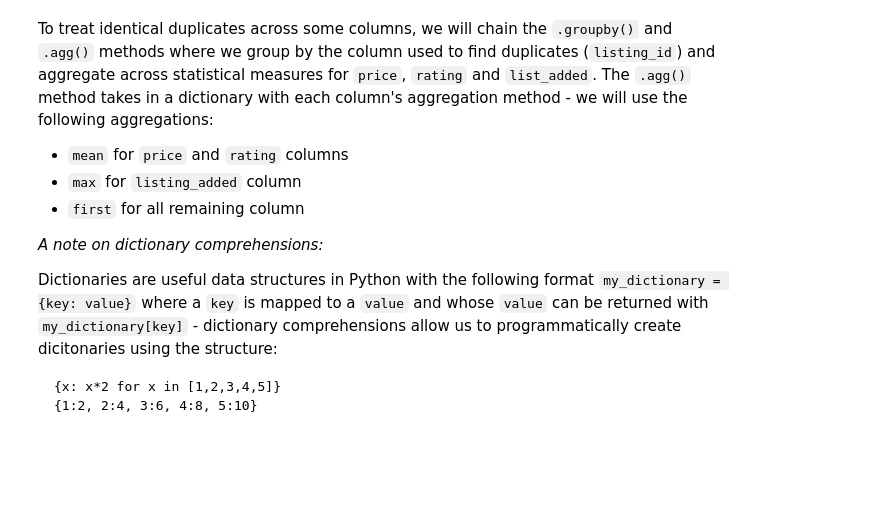
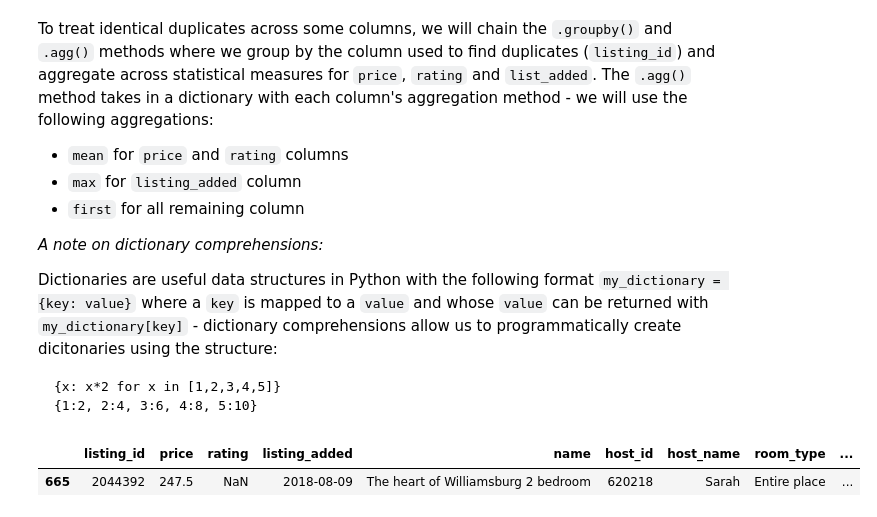
Before and after one commit to Jan-Piotwoski/Descriptive_Statistics, a Jupyter notebook: Cleaning_Data_in_Python_live_session.ipynb, the cells around one changed output. Cells and saved outputs as stored; diff of their text form; code cells hidden in the pictures; blank space fills up the shorter version.

````diff
--- a/Cleaning_Data_in_Python_live_session.ipynb
+++ b/Cleaning_Data_in_Python_live_session.ipynb
@@ -692,3 +734,31 @@ Dictionaries are useful data structures in Python with the following format
 {x: x*2 for x in [1,2,3,4,5]}
 {1:2, 2:4, 3:6, 4:8, 5:10}
 ```
+# %%
+special_agg = {
+    "price": "mean",
+    "rating": "mean",
+    "listing_added": "max",
+}
+
+first_agg = {
+    col: "first"
+    for col in airbnb.columns
+    if col not in ["listing_id", *special_agg.keys()]
+}
+
+agg_dict = {
+    **special_agg,
+    **first_agg
+}
+
+airbnb = (
+    airbnb
+    .groupby("listing_id", as_index=False)
+    .agg(agg_dict)
+)
+
+airbnb[airbnb["listing_id"] == 2044392]
+# %% [output]
+|  | listing_id | price | rating | listing_added | name | host_id | host_name | room_type | ... |
+| 665 | 2044392 | 247.5 | NaN | 2018-08-09 | The heart of Williamsburg 2 bedroom | 620218 | Sarah | Entire place | ... |
````
Also changed, not shown: parts of 12 cells of this notebook.
